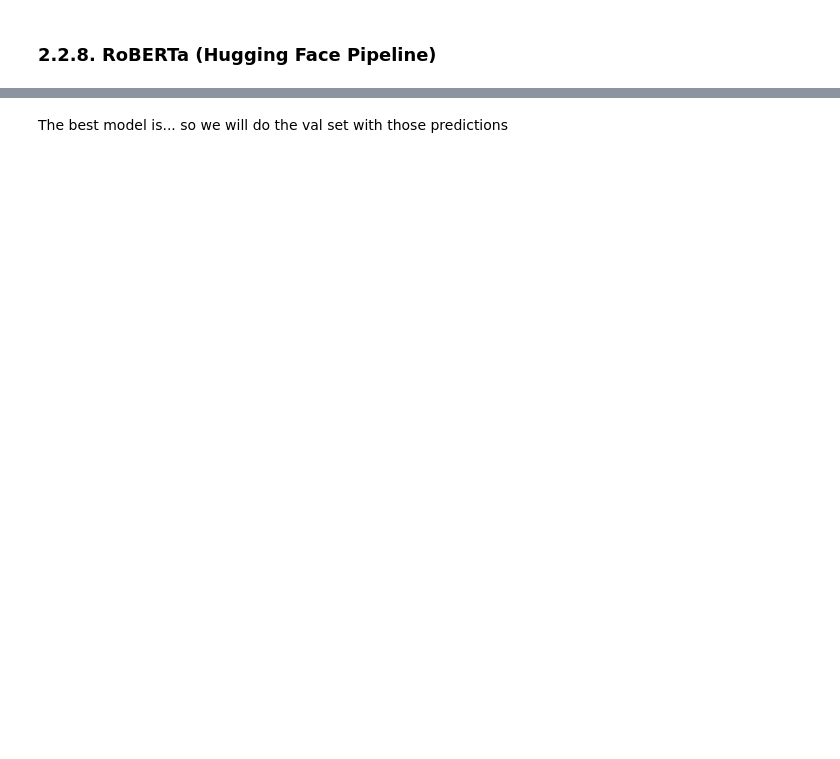
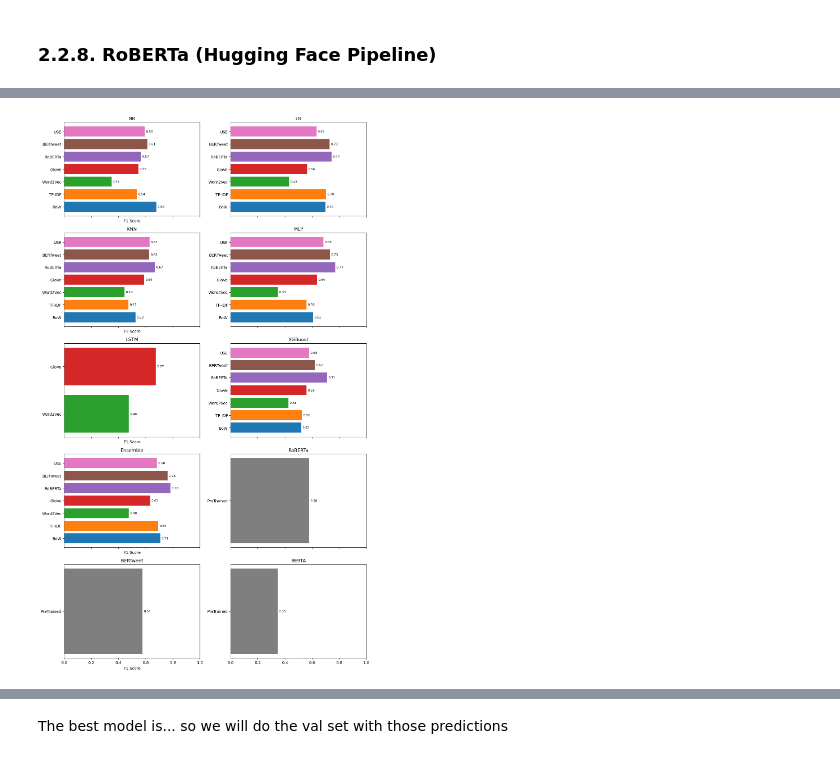
Before and after one commit to joanaramosrodrigues/TextMining_Project, a Jupyter notebook: TM_Group07_13_06_2025.ipynb, the cells around one changed output, grey strips where cells are left out. Cells and saved outputs as stored; diff of their text form; code cells hidden in the pictures; blank space fills up the shorter version.

```diff
--- a/TM_Group07_13_06_2025.ipynb
+++ b/TM_Group07_13_06_2025.ipynb
@@ -1752,0 +2307,7 @@ weighted avg       0.84      0.85      0.84      1909
+# %%
+ensemble = VotingClassifier(estimators=[('lr', clf1), ('mlp', clf2), ('xgb', clf3)], voting='hard')
+ensemble.fit(X_train_use, y_train_raw)
+y_pred_val = ensemble.predict(X_val_use)
+y_pred_train = ensemble.predict(X_train_use)
+
+ensemble_use_accuracy, ensemble_use_f1_macro, ensemble_use_precision, ensemble_use_recall = evaluate_model_predictions(y_pred_train, y_pred_val, y_train=y_train_raw, y_val=y_val_raw)
@@ -1883,0 +2503,7 @@ terrble results
+# %%
+ensemble = VotingClassifier(estimators=[('lr', clf1), ('mlp', clf2), ('xgb', clf3)], voting='hard')
+ensemble.fit(X_train_roberta_resampled, y_train_resampled)
+y_pred_val = ensemble.predict(X_val_roberta)
+y_pred_train = ensemble.predict(X_train_roberta_resampled)
+
+ensemble_roberta_accuracy_SMOTE, ensemble_roberta_f1_macro_SMOTE, ensemble_roberta_precision_SMOTE, ensemble_roberta_recall_SMOTE = evaluate_model_predictions(y_pred_train, y_pred_val, y_train=y_train_resampled, y_val=y_val_raw)
@@ -1928,29 +2825,0 @@ results_models
-# %%
-model_names = results_models.index
-
-train_accuracy = results_models['Train Accuracy']
-val_accuracy = results_models['Val Accuracy']
-train_f1 = results_models['Train F1 Score']
-val_f1 = results_models['Val F1 Score']
-
-bar_width = 0.3
-index = np.arange(len(model_names))
-
-fig, ax = plt.subplots(figsize=(10, 6))
-
-bar_tra = ax.bar(index - bar_width / 2, train_accuracy, bar_width, label='Train Accuracy', color='#1F77B4' )
-bar_ta = ax.bar(index - bar_width / 2, val_accuracy, bar_width, label='Val Accuracy', color='#AEC7E8')
-
-bar_trf = ax.bar(index + bar_width / 2, train_f1, bar_width, label='Train F1 Score', alpha=0.7, color= '#2CA02C' )
-bar_tf = ax.bar(index + bar_width / 2, val_f1, bar_width, label='Val F1 Score', alpha=0.7, color='#98DF8A')
-
-ax.set_ylabel('Scores', fontsize=12)
-ax.set_title('Comparison of Model Performance (Accuracy & F1 Score)', fontsize=14)
-
-ax.set_xticks(index)
-ax.set_xticklabels(model_names)
-
-ax.legend()
-
-plt.tight_layout()
-plt.show()
@@ -1958,0 +2966,4 @@ plt.show()
+# %%
+plot_f1_per_model(results_models)
+# %% [output]
+[figure, added]
```
Also changed, not shown: parts of 150 cells of this notebook, 5 other files.
